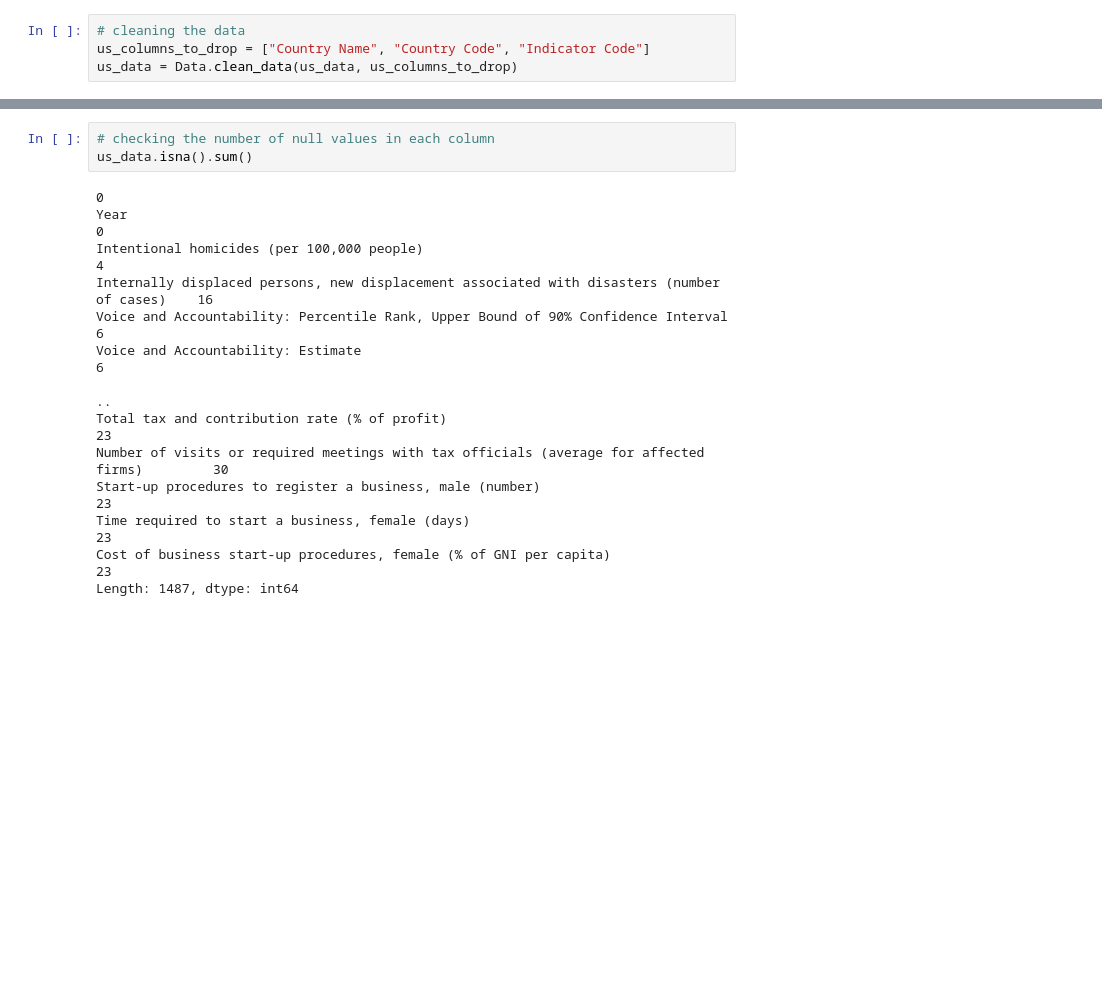
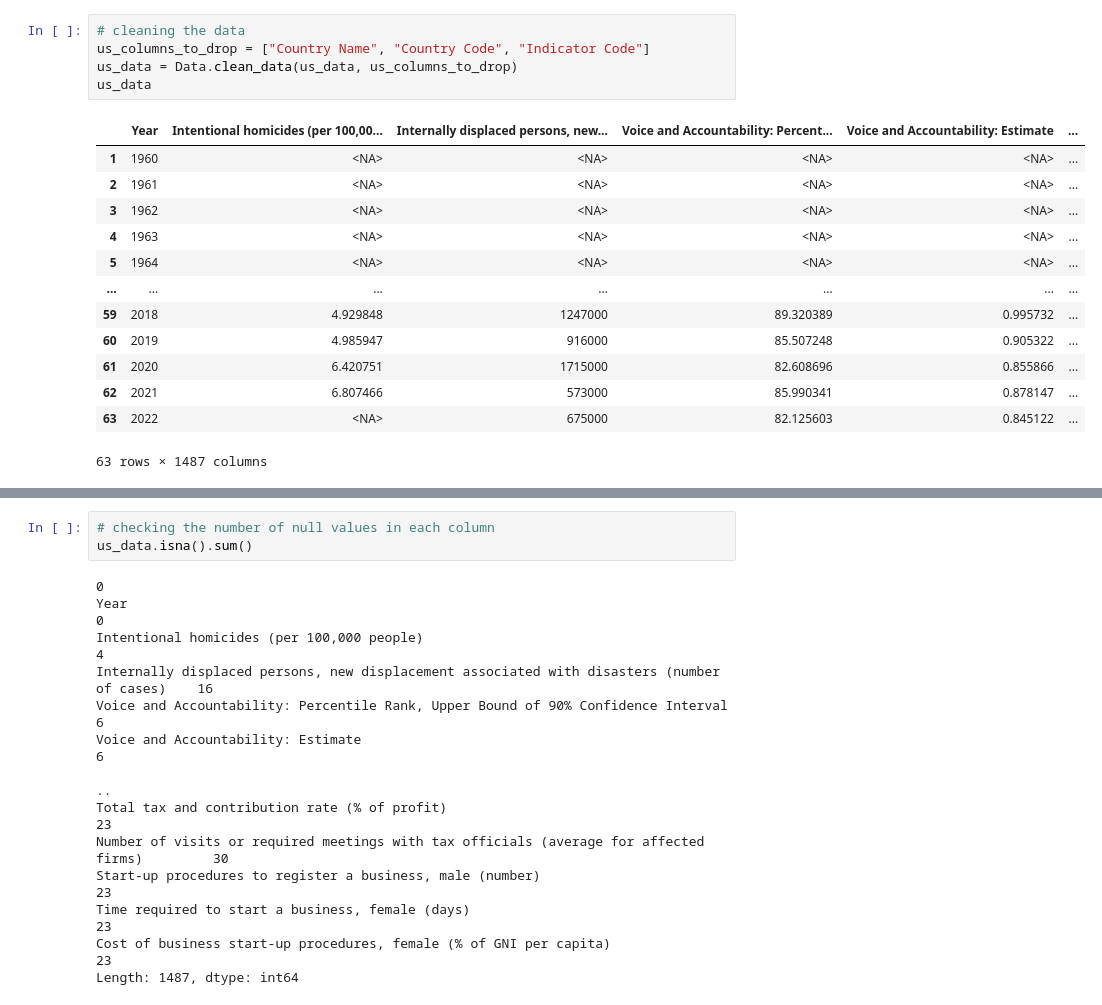
Before and after one commit to Shre-D/EGD-Assignment1, a Jupyter notebook: src/main.ipynb, the cells around one changed output, grey strips where cells are left out. Cells and saved outputs as stored; diff of their text form; blank space fills up the shorter version.

```diff
--- a/src/main.ipynb
+++ b/src/main.ipynb
@@ -29,7 +45,22 @@ us_data = Data.read(filepath)
 # %%
 # cleaning the data
 us_columns_to_drop = ["Country Name", "Country Code", "Indicator Code"]
 us_data = Data.clean_data(us_data, us_columns_to_drop)
+us_data
+# %% [output]
+|  | Year | Intentional homicides (per 100,00... | Internally displaced persons, new... | Voice and Accountability: Percent... | Voice and Accountability: Estimate | ... |
+| 1 | 1960 | <NA> | <NA> | <NA> | <NA> | ... |
+| 2 | 1961 | <NA> | <NA> | <NA> | <NA> | ... |
+| 3 | 1962 | <NA> | <NA> | <NA> | <NA> | ... |
+| 4 | 1963 | <NA> | <NA> | <NA> | <NA> | ... |
+| 5 | 1964 | <NA> | <NA> | <NA> | <NA> | ... |
+| ... | ... | ... | ... | ... | ... | ... |
+| 59 | 2018 | 4.929848 | 1247000 | 89.320389 | 0.995732 | ... |
+| 60 | 2019 | 4.985947 | 916000 | 85.507248 | 0.905322 | ... |
+| 61 | 2020 | 6.420751 | 1715000 | 82.608696 | 0.855866 | ... |
+| 62 | 2021 | 6.807466 | 573000 | 85.990341 | 0.878147 | ... |
+| 63 | 2022 | <NA> | 675000 | 82.125603 | 0.845122 | ... |
+63 rows × 1487 columns
 # %%
 # selecting and modifying the data
 us_data["Year"]=us_data["Year"].astype(int)
```
Also changed, not shown: parts of 2 cells of this notebook.
